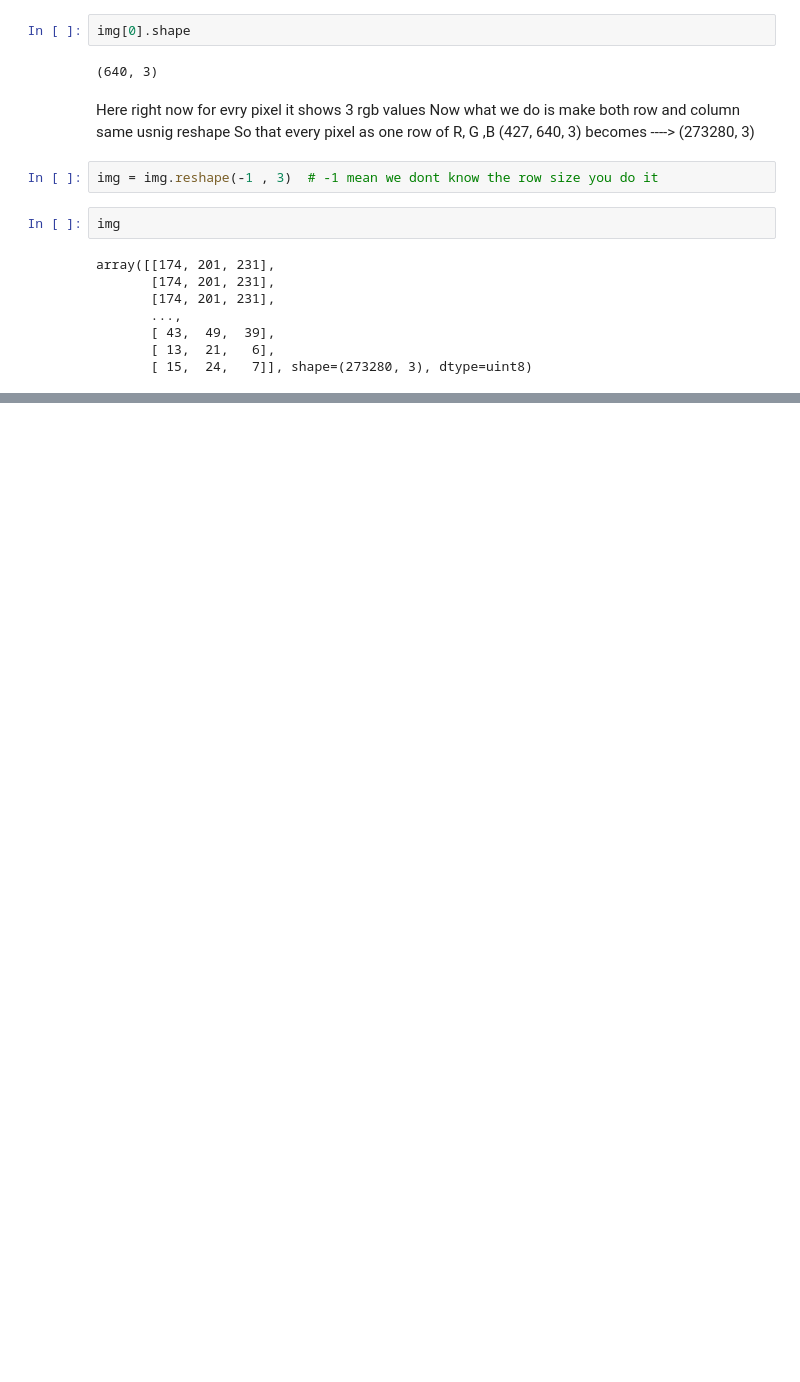
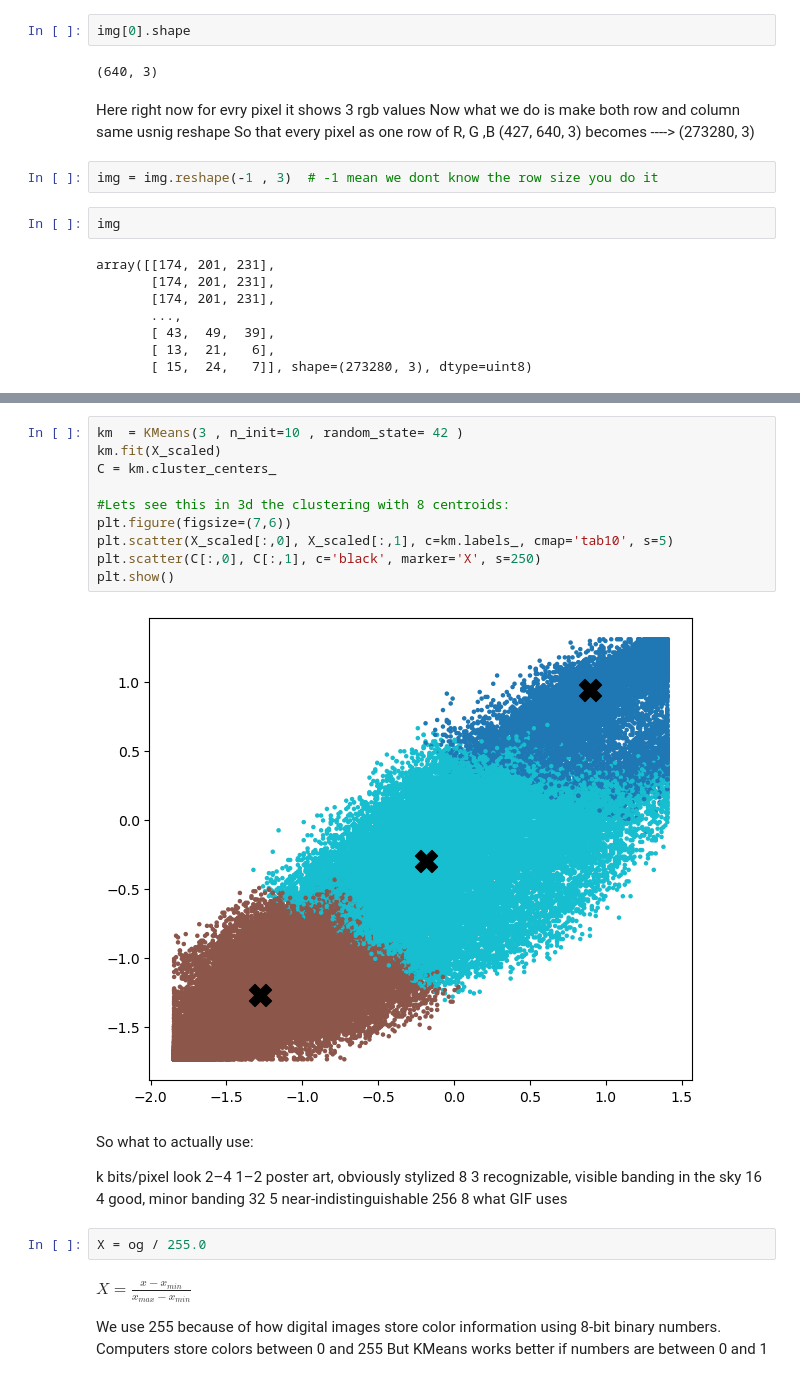
Before and after one commit to kavyadahal/Saarathi, a Jupyter notebook: Day20/imagequantixation.ipynb, the cells around one changed output, grey strips where cells are left out. Drawn from its saved outputs; the diff is of its cells as text; blank space fills up the shorter version.

```diff
--- a/Day20/imagequantixation.ipynb
+++ b/Day20/imagequantixation.ipynb
@@ -48,0 +90,29 @@ array([[174, 201, 231],
+# %%
+km  = KMeans(3 , n_init=10 , random_state= 42 )
+km.fit(X_scaled)
+C = km.cluster_centers_
+
+#Lets see this in 3d the clustering with 8 centroids:
+plt.figure(figsize=(7,6))
+plt.scatter(X_scaled[:,0], X_scaled[:,1], c=km.labels_, cmap='tab10', s=5)
+plt.scatter(C[:,0], C[:,1], c='black', marker='X', s=250)
+plt.show()
+# %% [output]
+[figure, added]
+# %% [markdown]
+So what to actually use:
+
+k	bits/pixel	look
+2–4	1–2	poster art, obviously stylized
+8	3	recognizable, visible banding in the sky
+16	4	good, minor banding
+32	5	near-indistinguishable
+256	8	what GIF uses
+# %%
+X = og / 255.0
+# %% [markdown]
+$X = \frac{x - x_{min}}{x_{max} - x_{min}}$
+
+We use 255 because of how digital images store color information using 8-bit binary numbers.
+Computers store colors between 0 and 255
+But KMeans works better if numbers are between 0 and 1
```
Also changed, not shown: parts of 6 cells of this notebook, 43 other files.
